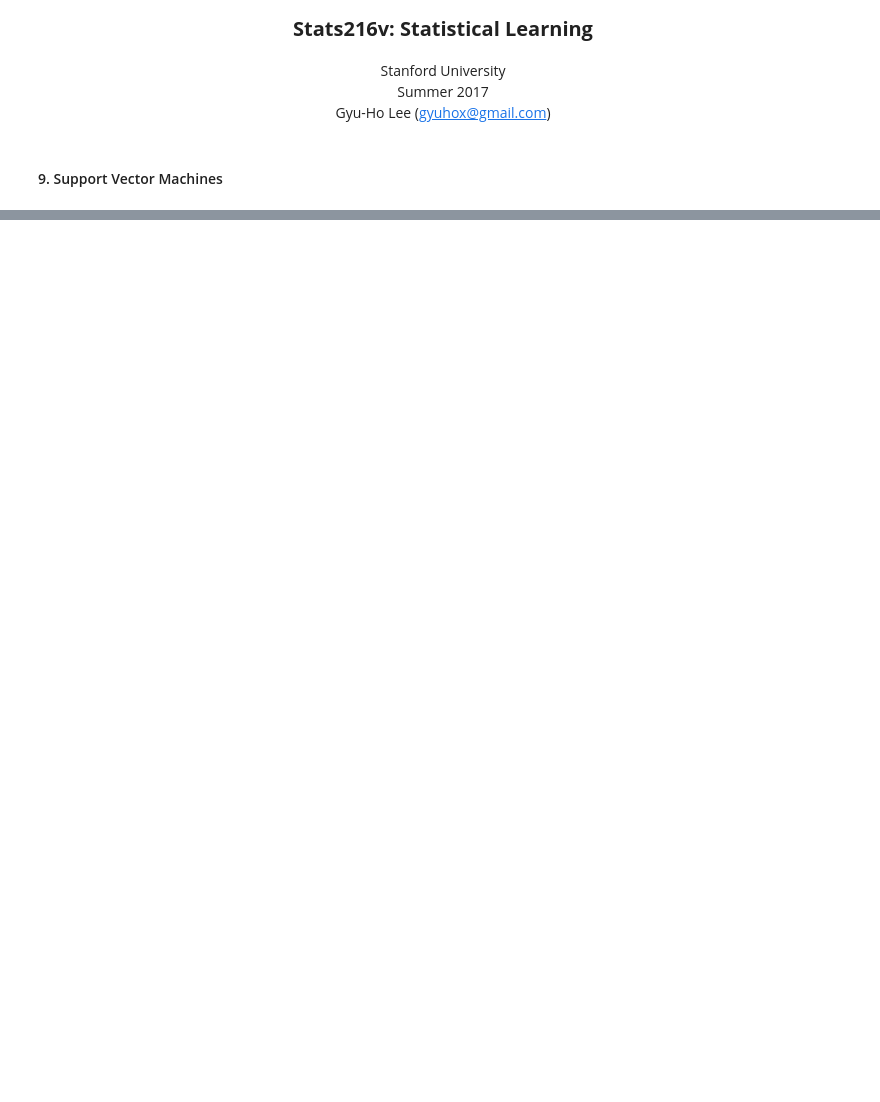
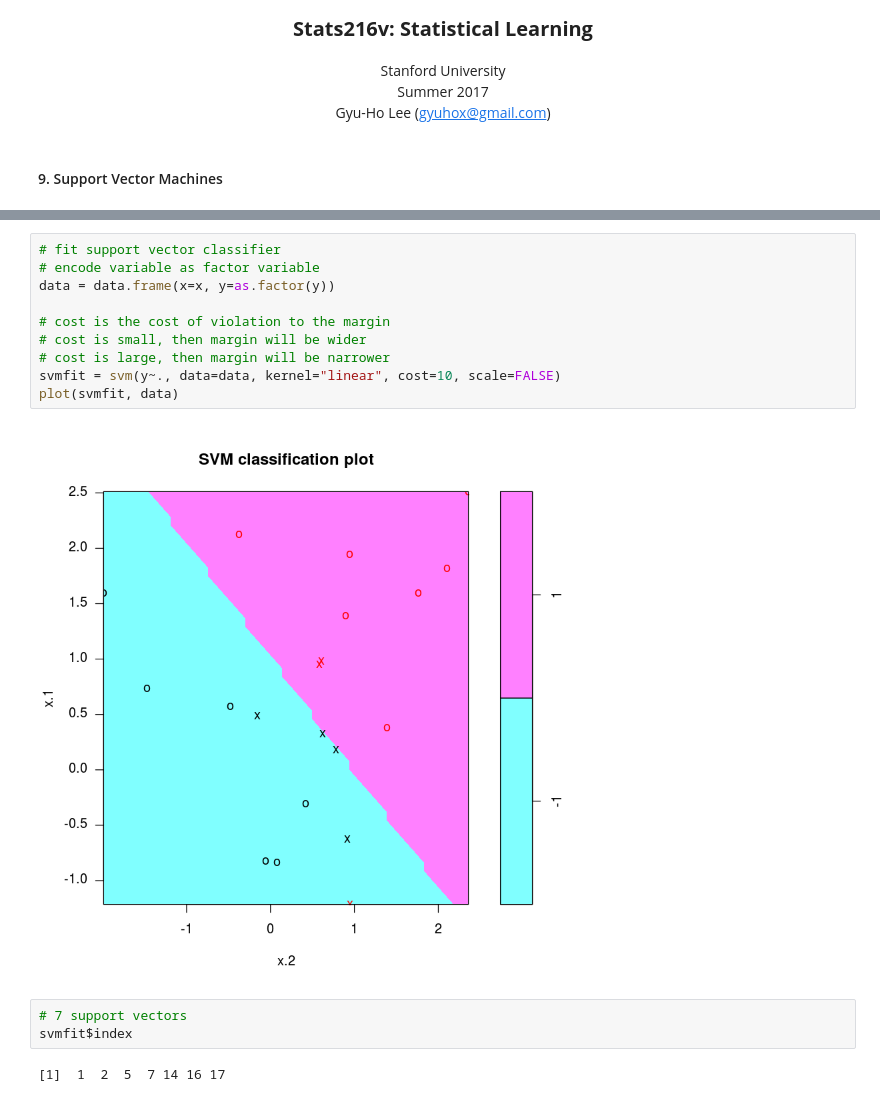
Before and after one commit to gyuho/dplearn, a Jupyter notebook: notebooks/stats216v/chapter-09-r.ipynb, the cells around one changed output, grey strips where cells are left out. Drawn from its saved outputs; the diff is of its cells as text; blank space fills up the shorter version.

```diff
--- a/notebooks/stats216v/chapter-09-r.ipynb
+++ b/notebooks/stats216v/chapter-09-r.ipynb
@@ -210,0 +41,17 @@ contrasts(Carseats$ShelveLoc)
+# %%
+# fit support vector classifier
+# encode variable as factor variable
+data = data.frame(x=x, y=as.factor(y))
+
+# cost is the cost of violation to the margin
+# cost is small, then margin will be wider
+# cost is large, then margin will be narrower
+svmfit = svm(y~., data=data, kernel="linear", cost=10, scale=FALSE)
+plot(svmfit, data)
+# %% [output]
+[figure, added]
+# %%
+# 7 support vectors
+svmfit$index
+# %% [output]
+[1]  1  2  5  7 14 16 17
```
Also changed, not shown: parts of 39 cells of this notebook, 6 other files.
